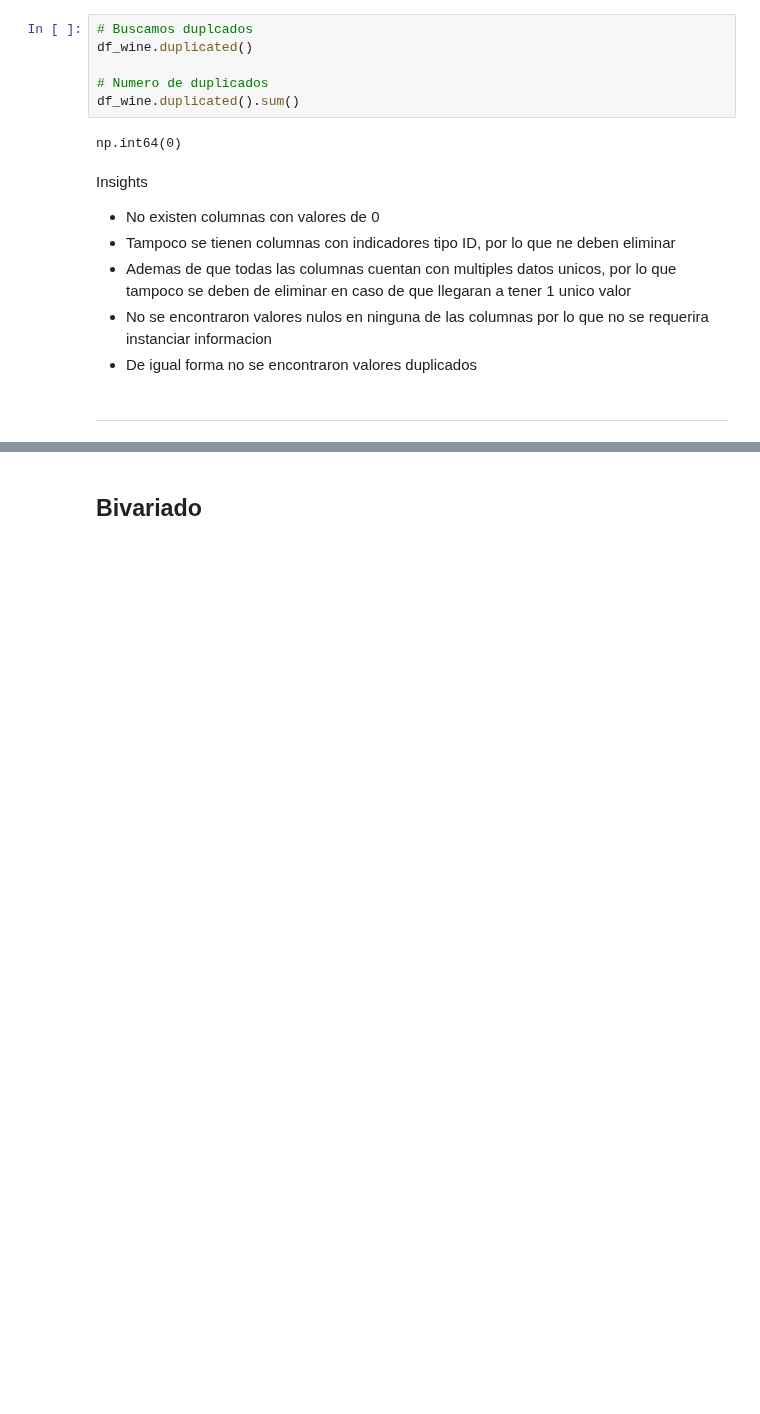
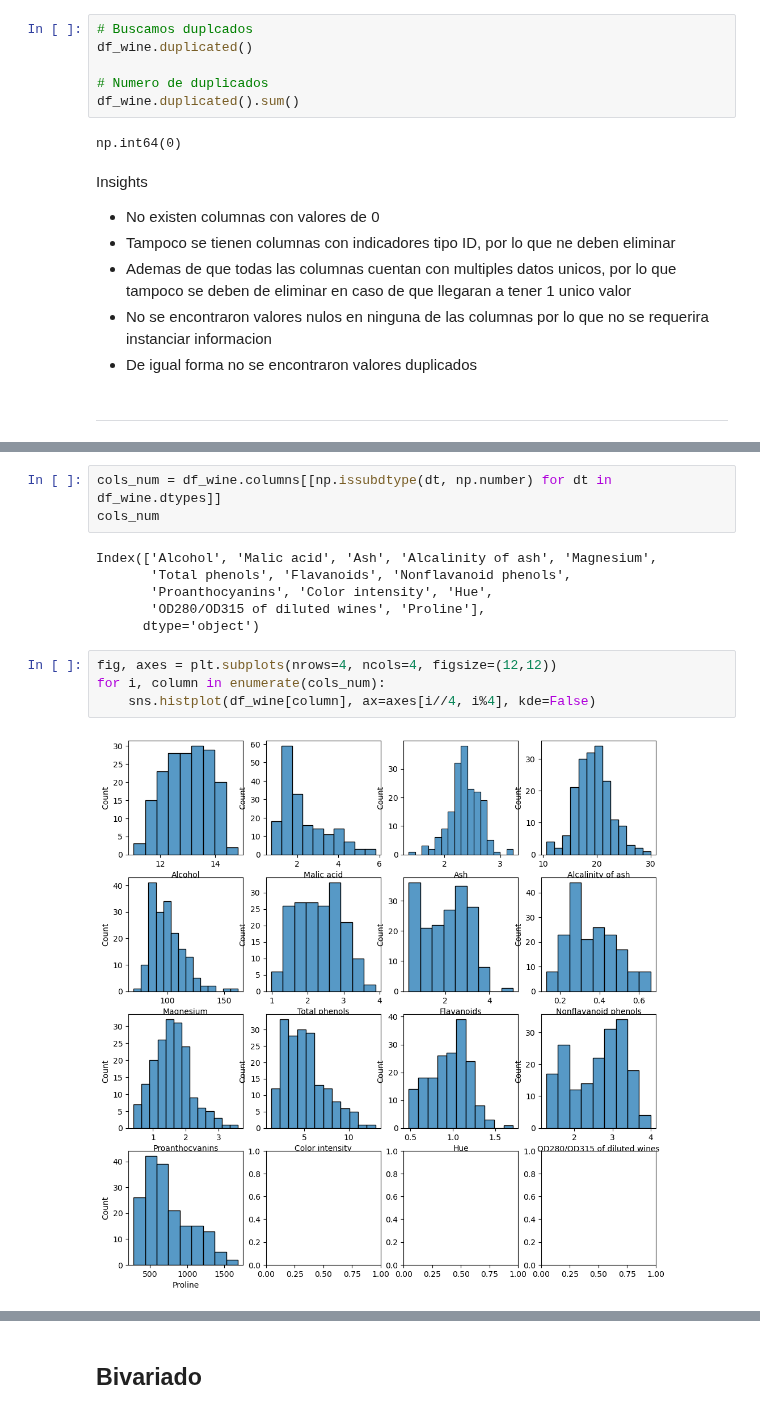
Before and after one commit to BryanHs20/Python-para-Data-Analyst, a Jupyter notebook: Python Avanzado/Machine Learning/Clustering/Clustering.ipynb, the cells around one changed output, grey strips where cells are left out. Cells and saved outputs as stored; diff of their text form; blank space fills up the shorter version.

```diff
--- a/Python Avanzado/Machine Learning/Clustering/Clustering.ipynb
+++ b/Python Avanzado/Machine Learning/Clustering/Clustering.ipynb
@@ -195,0 +214,15 @@ Insights
+# %%
+cols_num = df_wine.columns[[np.issubdtype(dt, np.number) for dt in df_wine.dtypes]]
+cols_num
+# %% [output]
+Index(['Alcohol', 'Malic acid', 'Ash', 'Alcalinity of ash', 'Magnesium',
+       'Total phenols', 'Flavanoids', 'Nonflavanoid phenols',
+       'Proanthocyanins', 'Color intensity', 'Hue',
+       'OD280/OD315 of diluted wines', 'Proline'],
+      dtype='object')
+# %%
+fig, axes = plt.subplots(nrows=4, ncols=4, figsize=(12,12))
+for i, column in enumerate(cols_num):
+    sns.histplot(df_wine[column], ax=axes[i//4, i%4], kde=False)
+# %% [output]
+[figure, added]
```
Also changed, not shown: parts of 40 cells of this notebook.
